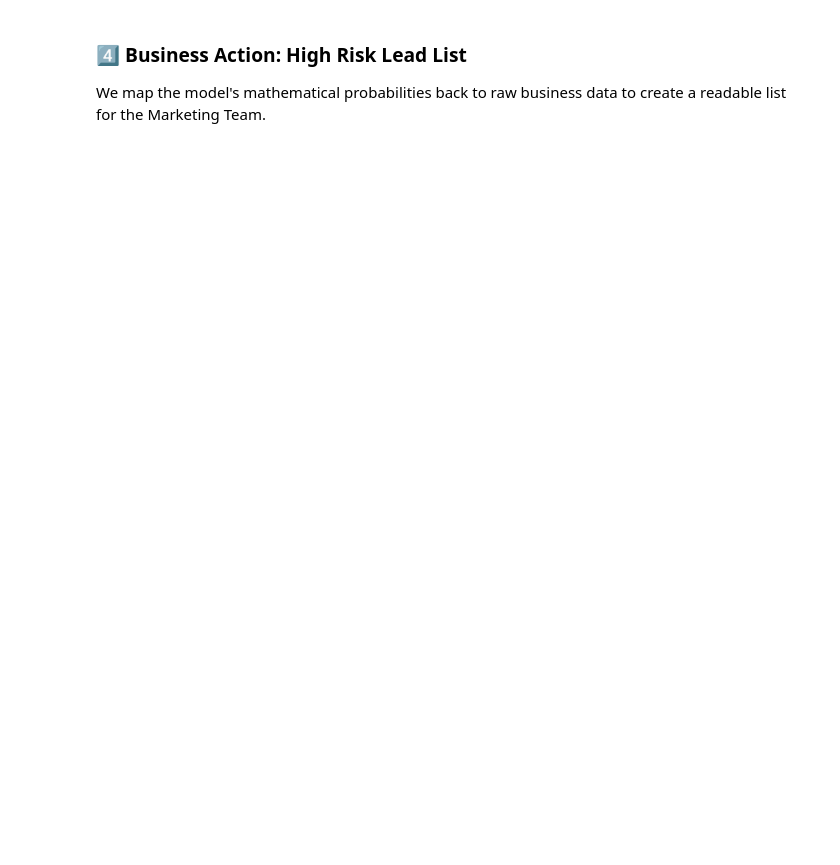
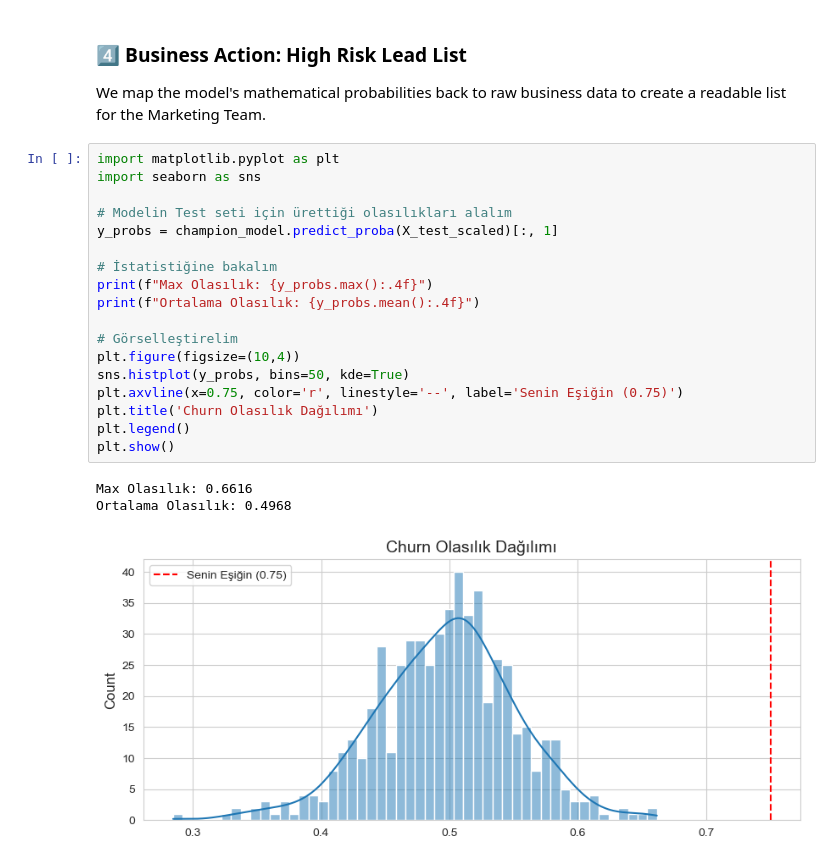
Before and after one commit to FarukAri/olist-churn-prediction, a Jupyter notebook: notebooks/2.0_final_churn_model.ipynb, the cells around one changed output. Cells and saved outputs as stored; diff of their text form; blank space fills up the shorter version.

Commit message:
fix: clean up modeling.py and update threshold logic

```diff
--- a/notebooks/2.0_final_churn_model.ipynb
+++ b/notebooks/2.0_final_churn_model.ipynb
@@ -84,6 +117,28 @@ display(df_coef[df_coef['Coefficient'] > 0].head(5))
 # %% [markdown]
 ### 4️⃣ Business Action: High Risk Lead List
 We map the model's mathematical probabilities back to raw business data to create a readable list for the Marketing Team.
+# %%
+import matplotlib.pyplot as plt
+import seaborn as sns
+
+# Modelin Test seti için ürettiği olasılıkları alalım
+y_probs = champion_model.predict_proba(X_test_scaled)[:, 1]
+
+# İstatistiğine bakalım
+print(f"Max Olasılık: {y_probs.max():.4f}")
+print(f"Ortalama Olasılık: {y_probs.mean():.4f}")
+
+# Görselleştirelim
+plt.figure(figsize=(10,4))
+sns.histplot(y_probs, bins=50, kde=True)
+plt.axvline(x=0.75, color='r', linestyle='--', label='Senin Eşiğin (0.75)')
+plt.title('Churn Olasılık Dağılımı')
+plt.legend()
+plt.show()
+# %% [output]
+Max Olasılık: 0.6616
+Ortalama Olasılık: 0.4968
+[figure, added]
 # %%
 # Generate Leads from the Test Set (Simulating active customers)
 # We map predictions back to 'df_modeling' (Raw Data) using indices
```
Also changed, not shown: parts of 5 cells of this notebook, 4 other files.
